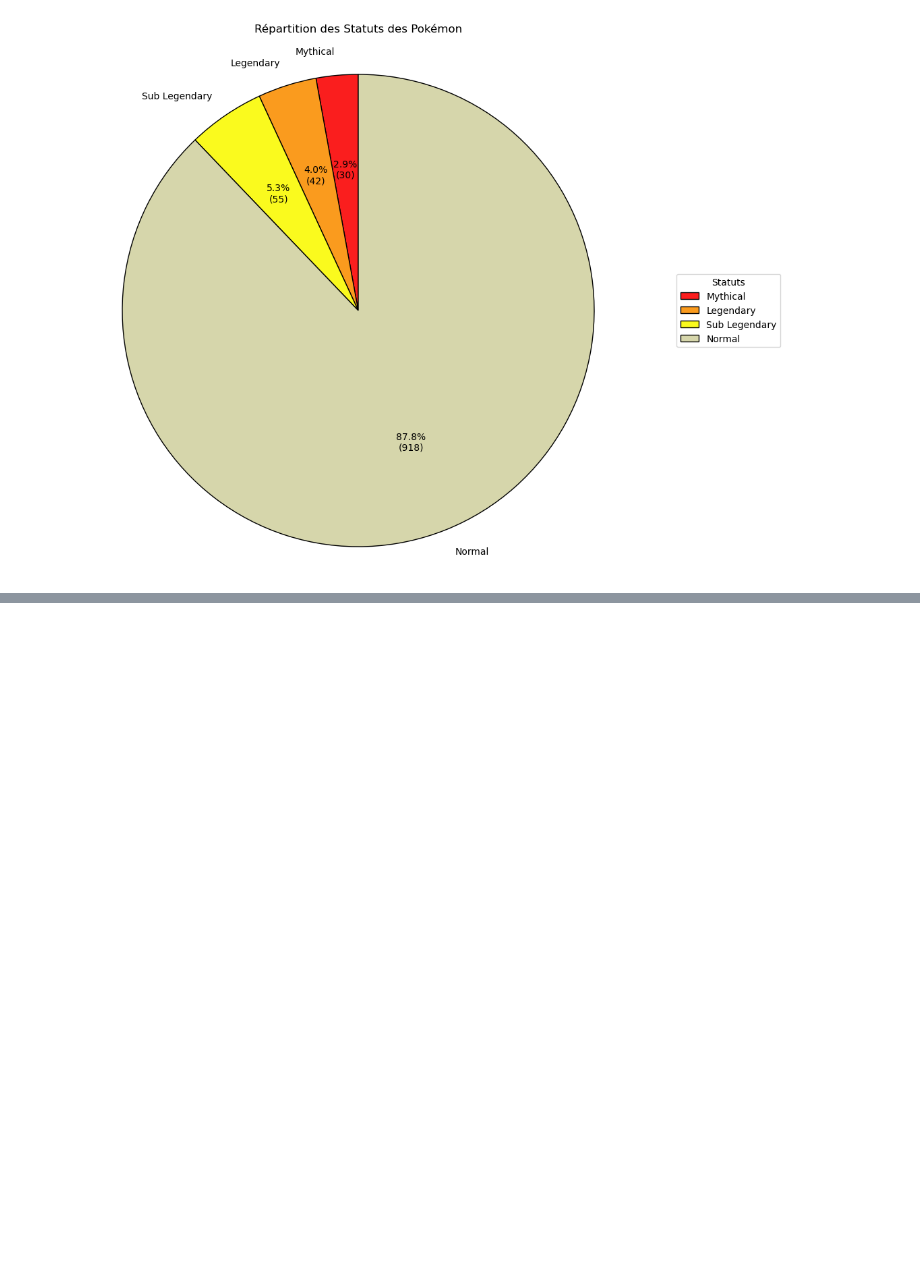
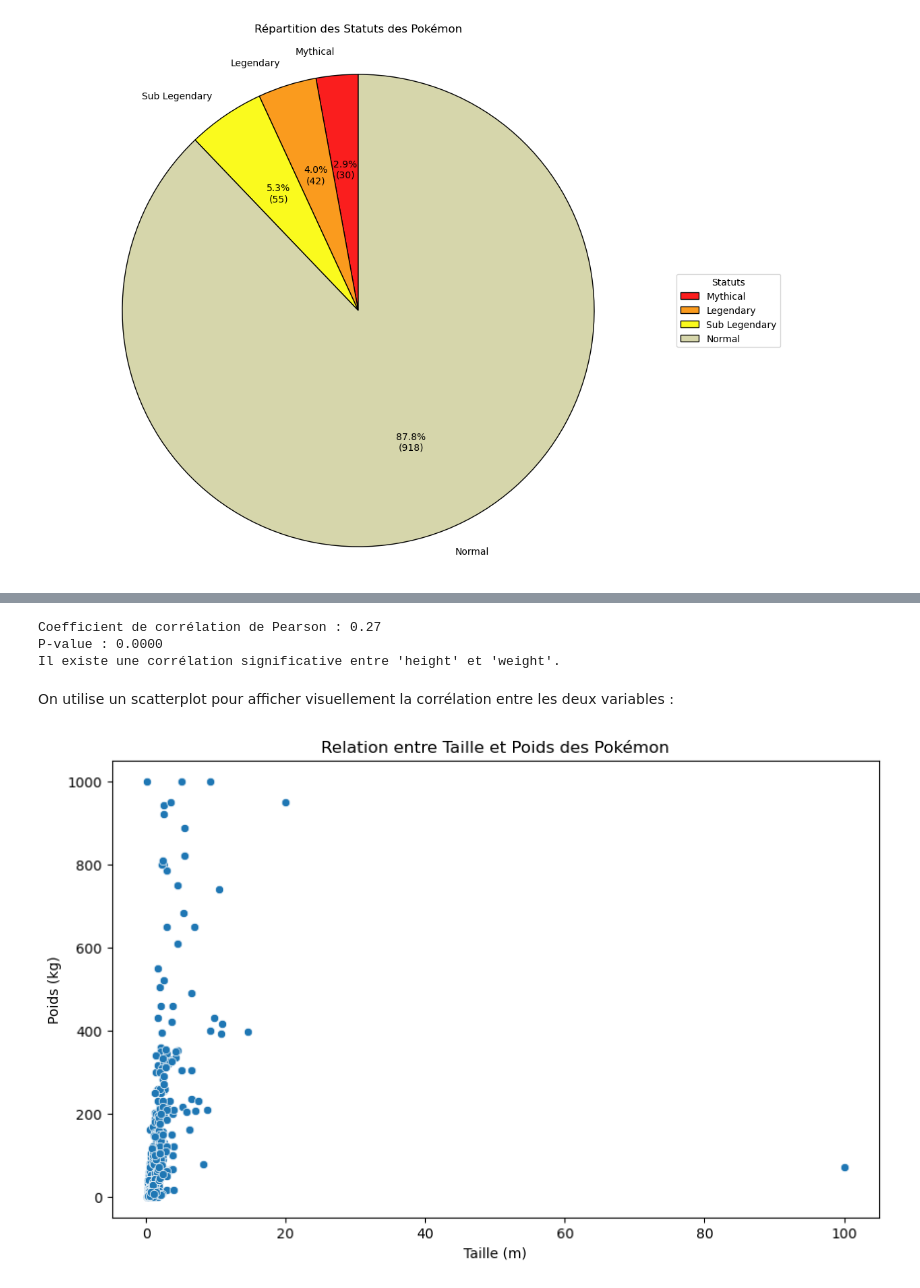
Before and after one commit to Furatus/4EDAP_Pokemon, a Jupyter notebook: Exploratory_analysis.ipynb, the cells around one changed output, grey strips where cells are left out. Cells and saved outputs as stored; diff of their text form; code cells hidden in the pictures; blank space fills up the shorter version.

```diff
--- a/Exploratory_analysis.ipynb
+++ b/Exploratory_analysis.ipynb
@@ -489,0 +528,25 @@ Hypothèses/Questions :
+# %%
+correlation, p_value = pearsonr(dfPokemon['height'], dfPokemon['weight'])
+
+print(f"Coefficient de corrélation de Pearson : {correlation:.2f}")
+print(f"P-value : {p_value:.4f}")
+
+if p_value < 0.05:
+    print("Il existe une corrélation significative entre 'height' et 'weight'.")
+else:
+    print("Il n'existe pas de corrélation significative entre 'height' et 'weight'.")
+# %% [output]
+Coefficient de corrélation de Pearson : 0.27
+P-value : 0.0000
+Il existe une corrélation significative entre 'height' et 'weight'.
+# %% [markdown]
+On utilise un scatterplot pour afficher visuellement la corrélation entre les deux variables :
+# %%
+plt.figure(figsize=(10, 6))
+sns.scatterplot(x='height', y='weight', data=dfPokemon)
+plt.title('Relation entre Taille et Poids des Pokémon')
+plt.xlabel('Taille (m)')
+plt.ylabel('Poids (kg)')
+plt.show()
+# %% [output]
+[figure, added]
```
Also changed, not shown: parts of 46 cells of this notebook.
